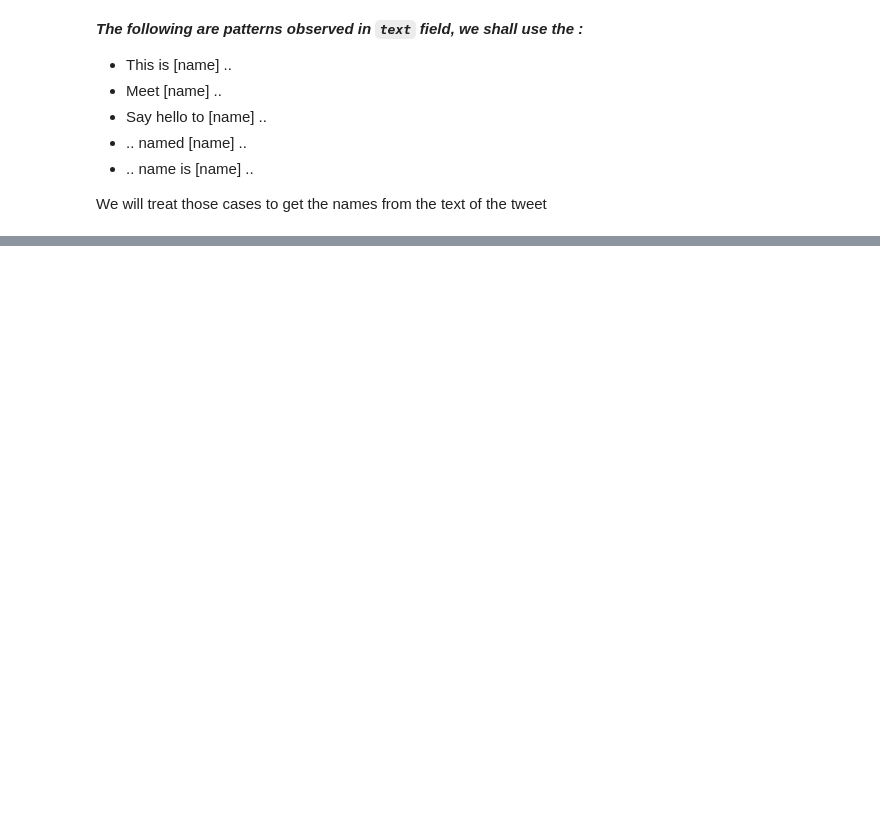
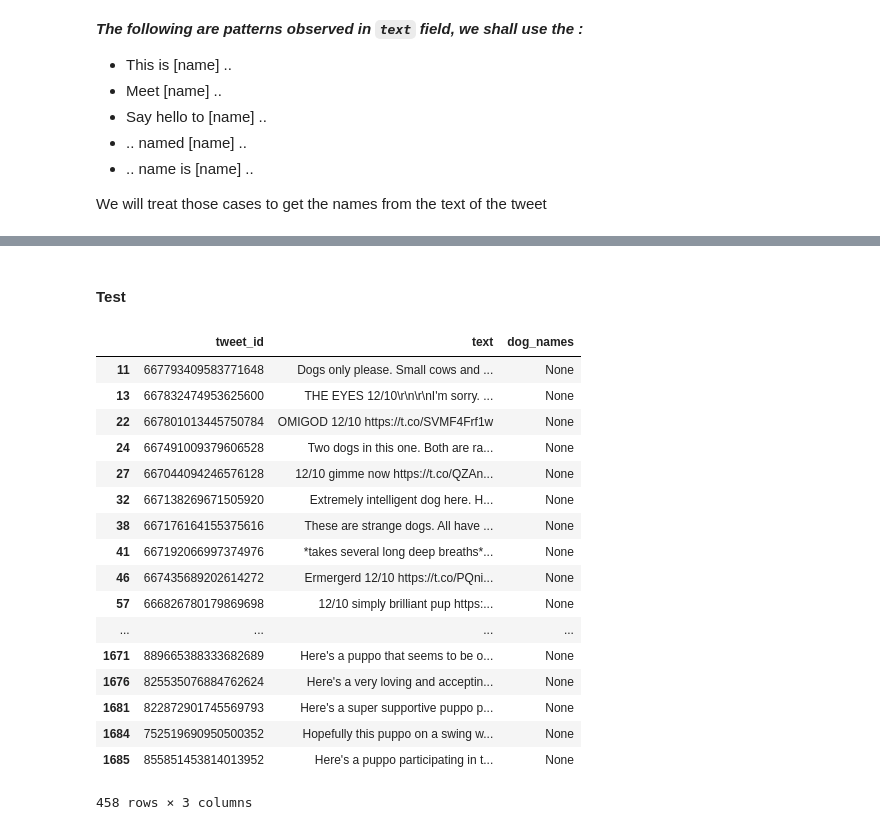
Before and after one commit to saikn85/Wrangle_WeRateDogs, a Jupyter notebook: wrangle_act.ipynb, the cells around one changed output, grey strips where cells are left out. Drawn from its saved outputs; the diff is of its cells as text; code cells hidden in the pictures; blank space fills up the shorter version.

Commit message:
Cleaned dog_names

```diff
--- a/wrangle_act.ipynb
+++ b/wrangle_act.ipynb
@@ -818,0 +802,5 @@ master_copy['dog_names'].unique().tolist()
+# %%
+# we need to replace two cells, with names 'Sadie|&amp;', 'Phillippe ...',
+pd.set_option('display.max_colwidth', -1)
+master_copy[(master_copy['dog_names'] == "Philippe from Soviet Russia") |
+            (master_copy['dog_names'] == "Sadie|&amp;")][['tweet_id', 'text', 'dog_names']]
@@ -818,0 +811,35 @@ master_copy['dog_names'].unique().tolist()
+# %%
+# setting them to correct ones
+# the following tweet_id we different from our regexs
+master_copy.loc[master_copy['dog_names'] == "Philippe from Soviet Russia", ['dog_names']] = 'Phillippe'
+master_copy.loc[master_copy['dog_names'] == "Sadie|&amp;", ['dog_names']] = 'Sadie|Shebang|Ruffalo'
+master_copy.loc[master_copy['tweet_id'] == 667509364010450944, ['dog_names']] = 'Tickles'
+master_copy.loc[master_copy['tweet_id'] == 667546741521195010, ['dog_names']] = 'George'
+master_copy.loc[master_copy['tweet_id'] == 667073648344346624, ['dog_names']] = 'Dave'
+master_copy.loc[master_copy['tweet_id'] == 667177989038297088, ['dog_names']] = 'Daryl'
+master_copy.loc[master_copy['tweet_id'] == 666835007768551424, ['dog_names']] = 'Cupit|Prencer'
+master_copy.loc[master_copy['tweet_id'] == 668221241640230912, ['dog_names']] = 'Bo|Smittens'
+master_copy.loc[master_copy['tweet_id'] == 668268907921326080, ['dog_names']] = 'Guss'
+master_copy.loc[master_copy['tweet_id'] == 666058600524156928, ['dog_names']] = 'Paul Rand'
+master_copy.loc[master_copy['tweet_id'] == 692142790915014657, ['dog_names']] = 'Teddy'
+master_copy.loc[master_copy['tweet_id'] == 684097758874210310, ['dog_names']] = 'Lupe'
+master_copy.loc[master_copy['tweet_id'] == 709198395643068416, ['dog_names']] = 'Cletus|Jerome|Alejandro|Burp|Titson'
+master_copy.loc[master_copy['tweet_id'] == 671743150407421952, ['dog_names']] = 'Jacob'
+master_copy.loc[master_copy['tweet_id'] == 669037058363662336, ['dog_names']] = 'Pancho|Peaches'
+master_copy.loc[master_copy['tweet_id'] == 669363888236994561, ['dog_names']] = 'Zeus'
+master_copy.loc[master_copy['tweet_id'] == 813217897535406080, ['dog_names']] = 'Atlas'
+master_copy.loc[master_copy['tweet_id'] == 856526610513747968, ['dog_names']] = 'Charlie'
+master_copy.loc[master_copy['tweet_id'] == 861288531465048066, ['dog_names']] = 'Boomer'
+master_copy.loc[master_copy['tweet_id'] == 863079547188785154, ['dog_names']] = 'Pipsy'
+master_copy.loc[master_copy['tweet_id'] == 844979544864018432, ['dog_names']] = 'Toby'
+master_copy.loc[master_copy['tweet_id'] == 836001077879255040, ['dog_names']] = 'Atlas'
+master_copy.loc[master_copy['tweet_id'] == 758041019896193024, ['dog_names']] = 'Teagan'
+master_copy.loc[master_copy['tweet_id'] == 765395769549590528, ['dog_names']] = 'Zoey'
+master_copy.loc[master_copy['tweet_id'] == 778408200802557953, ['dog_names']] = 'Loki'
+master_copy.loc[master_copy['tweet_id'] == 770069151037685760, ['dog_names']] = 'Carbon'
+# %%
+# dropping column name
+master_copy = master_copy.drop(['name'], axis = 1)
+
+# printing columns in master_copy
+master_copy.columns.tolist()
@@ -818,0 +864,24 @@ master_copy['dog_names'].unique().tolist()
+# %% [markdown]
+#### Test
+# %%
+# selecting a dog_names that are none.
+master_copy[master_copy['dog_names'] == 'None'][['tweet_id', 'text', 'dog_names']]
+# %% [output]
+|  | tweet_id | text | dog_names |
+| 11 | 667793409583771648 | Dogs only please. Small cows and ... | None |
+| 13 | 667832474953625600 | THE EYES 12/10\r\n\r\nI'm sorry. ... | None |
+| 22 | 667801013445750784 | OMIGOD 12/10 https://t.co/SVMF4Frf1w | None |
+| 24 | 667491009379606528 | Two dogs in this one. Both are ra... | None |
+| 27 | 667044094246576128 | 12/10 gimme now https://t.co/QZAn... | None |
+| 32 | 667138269671505920 | Extremely intelligent dog here. H... | None |
+| 38 | 667176164155375616 | These are strange dogs. All have ... | None |
+| 41 | 667192066997374976 | *takes several long deep breaths*... | None |
+| 46 | 667435689202614272 | Ermergerd 12/10 https://t.co/PQni... | None |
+| 57 | 666826780179869698 | 12/10 simply brilliant pup https:... | None |
+| ... | ... | ... | ... |
+| 1671 | 889665388333682689 | Here's a puppo that seems to be o... | None |
+| 1676 | 825535076884762624 | Here's a very loving and acceptin... | None |
+| 1681 | 822872901745569793 | Here's a super supportive puppo p... | None |
+| 1684 | 752519690950500352 | Hopefully this puppo on a swing w... | None |
+| 1685 | 855851453814013952 | Here's a puppo participating in t... | None |
+458 rows × 3 columns
```
Also changed, not shown: parts of 7 cells of this notebook.
